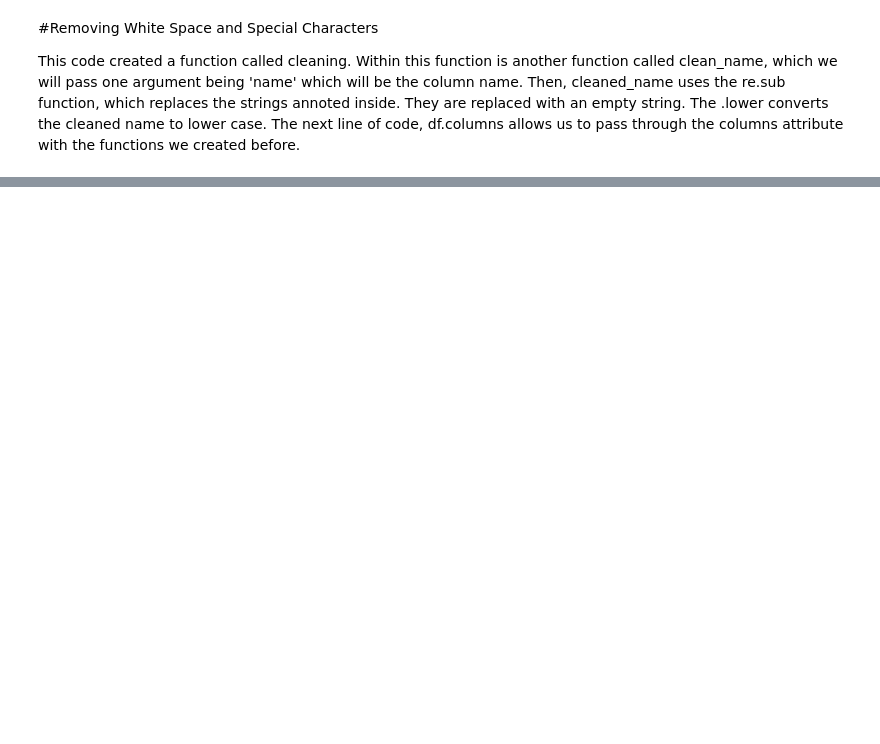
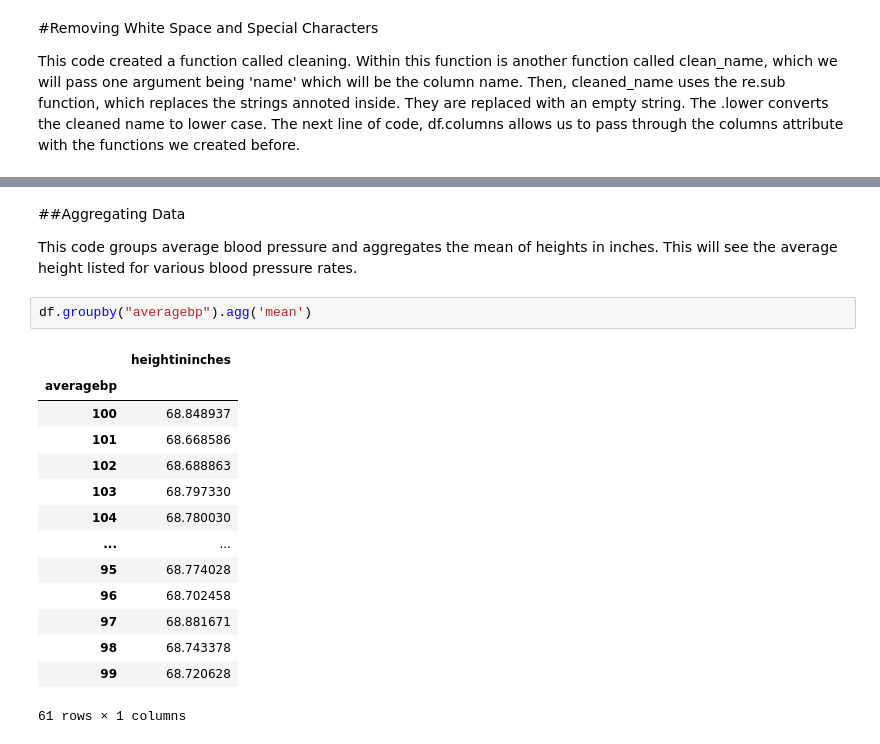
Before and after one commit to jas-tang/datasci_2_manipulation, a Jupyter notebook: datasci_2_manipulation.ipynb, the cells around one changed output, grey strips where cells are left out. Saved outputs shown, nothing was run; the diff lists cells and outputs as text; blank space fills up the shorter version.

Commit message:
finished mostly with section 2, data transformation

```diff
--- a/datasci_2_manipulation.ipynb
+++ b/datasci_2_manipulation.ipynb
@@ -126,0 +187,21 @@ df
+# %% [markdown]
+##Aggregating Data
+
+This code groups average blood pressure and aggregates the mean of heights in inches. This will see the average height listed for various blood pressure rates.
+# %%
+df.groupby("averagebp").agg('mean')
+# %% [output]
+|  | heightininches |
+| averagebp |  |
+| 100 | 68.848937 |
+| 101 | 68.668586 |
+| 102 | 68.688863 |
+| 103 | 68.797330 |
+| 104 | 68.780030 |
+| ... | ... |
+| 95 | 68.774028 |
+| 96 | 68.702458 |
+| 97 | 68.881671 |
+| 98 | 68.743378 |
+| 99 | 68.720628 |
+61 rows × 1 columns
```
Also changed, not shown: parts of 13 cells of this notebook.
